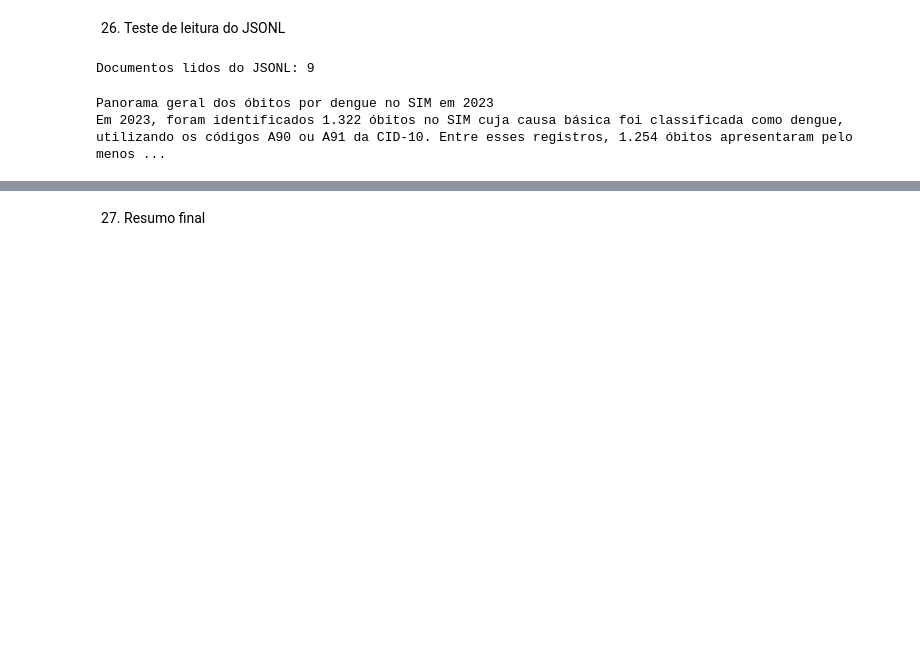
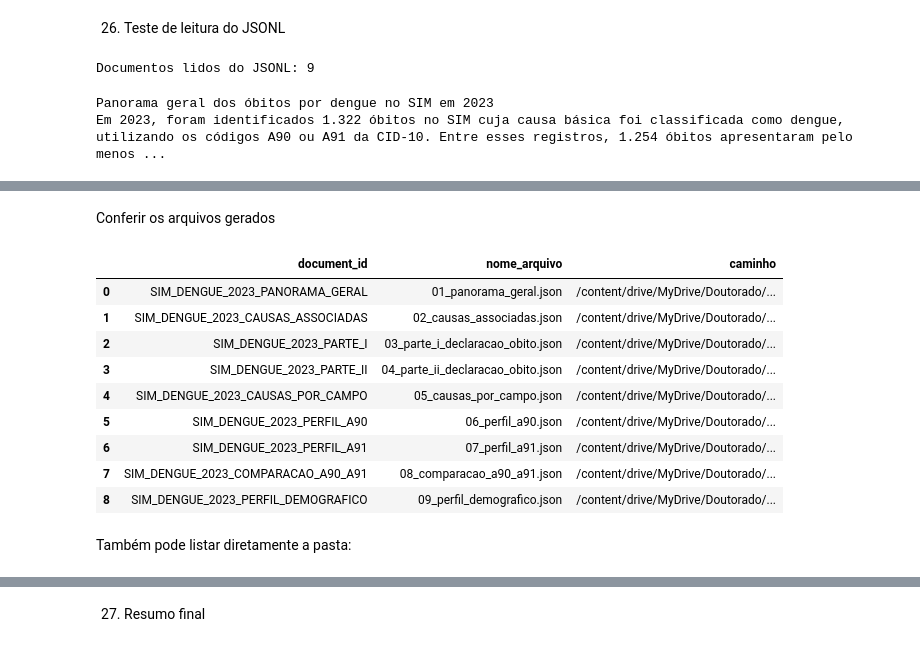
Before and after one commit to renatobdo/doutorado, a Jupyter notebook: 05_geracao_documentos_agregados_sim.ipynb, the cells around one changed output, grey strips where cells are left out. Saved outputs shown, nothing was run; the diff lists cells and outputs as text; code cells hidden in the pictures; blank space fills up the shorter version.

```diff
--- a/05_geracao_documentos_agregados_sim.ipynb
+++ b/05_geracao_documentos_agregados_sim.ipynb
@@ -86,20 +92,52 @@ Caminhos de saída:
 CAMINHO_SAIDA_JSON = os.path.join(
     BASE_DIR,
     "data_docs",
+    "SIM",
     "sim_obitos_dengue_2023_documentos_agregados.json"
 )
 
 CAMINHO_SAIDA_JSONL = os.path.join(
     BASE_DIR,
     "data_docs",
+    "SIM",
     "sim_obitos_dengue_2023_documentos_agregados.jsonl"
 )
 
 CAMINHO_SAIDA_CSV = os.path.join(
     BASE_DIR,
-    "data_processed",
+    "data_docs",
+    "SIM",
     "sim_obitos_dengue_2023_documentos_agregados.csv"
 )
+
+NOMES_ARQUIVOS = {
+    "SIM_DENGUE_2023_PANORAMA_GERAL":
+        "01_panorama_geral.json",
+
+    "SIM_DENGUE_2023_CAUSAS_ASSOCIADAS":
+        "02_causas_associadas.json",
+
+    "SIM_DENGUE_2023_PARTE_I":
+        "03_parte_i_declaracao_obito.json",
+
+    "SIM_DENGUE_2023_PARTE_II":
+        "04_parte_ii_declaracao_obito.json",
+
+    "SIM_DENGUE_2023_CAUSAS_POR_CAMPO":
+        "05_causas_por_campo.json",
+
+    "SIM_DENGUE_2023_PERFIL_A90":
+        "06_perfil_a90.json",
+
+    "SIM_DENGUE_2023_PERFIL_A91":
+        "07_perfil_a91.json",
+
+    "SIM_DENGUE_2023_COMPARACAO_A90_A91":
+        "08_comparacao_a90_a91.json",
+
+    "SIM_DENGUE_2023_PERFIL_DEMOGRAFICO":
+        "09_perfil_demografico.json"
+}
 # %% [markdown]
 4. Verificação dos arquivos de entrada
 # %%
@@ -1536,0 +1632,21 @@ Em 2023, foram identificados 1.322 óbitos no SIM cuja causa básica foi classif
+# %% [markdown]
+Conferir os arquivos gerados
+# %%
+df_arquivos_gerados = pd.DataFrame(
+    arquivos_gerados
+)
+
+df_arquivos_gerados
+# %% [output]
+|  | document_id | nome_arquivo | caminho |
+| 0 | SIM_DENGUE_2023_PANORAMA_GERAL | 01_panorama_geral.json | /content/drive/MyDrive/Doutorado/... |
+| 1 | SIM_DENGUE_2023_CAUSAS_ASSOCIADAS | 02_causas_associadas.json | /content/drive/MyDrive/Doutorado/... |
+| 2 | SIM_DENGUE_2023_PARTE_I | 03_parte_i_declaracao_obito.json | /content/drive/MyDrive/Doutorado/... |
+| 3 | SIM_DENGUE_2023_PARTE_II | 04_parte_ii_declaracao_obito.json | /content/drive/MyDrive/Doutorado/... |
+| 4 | SIM_DENGUE_2023_CAUSAS_POR_CAMPO | 05_causas_por_campo.json | /content/drive/MyDrive/Doutorado/... |
+| 5 | SIM_DENGUE_2023_PERFIL_A90 | 06_perfil_a90.json | /content/drive/MyDrive/Doutorado/... |
+| 6 | SIM_DENGUE_2023_PERFIL_A91 | 07_perfil_a91.json | /content/drive/MyDrive/Doutorado/... |
+| 7 | SIM_DENGUE_2023_COMPARACAO_A90_A91 | 08_comparacao_a90_a91.json | /content/drive/MyDrive/Doutorado/... |
+| 8 | SIM_DENGUE_2023_PERFIL_DEMOGRAFICO | 09_perfil_demografico.json | /content/drive/MyDrive/Doutorado/... |
+# %% [markdown]
+Também pode listar diretamente a pasta:
```
Also changed, not shown: parts of 9 cells of this notebook.
